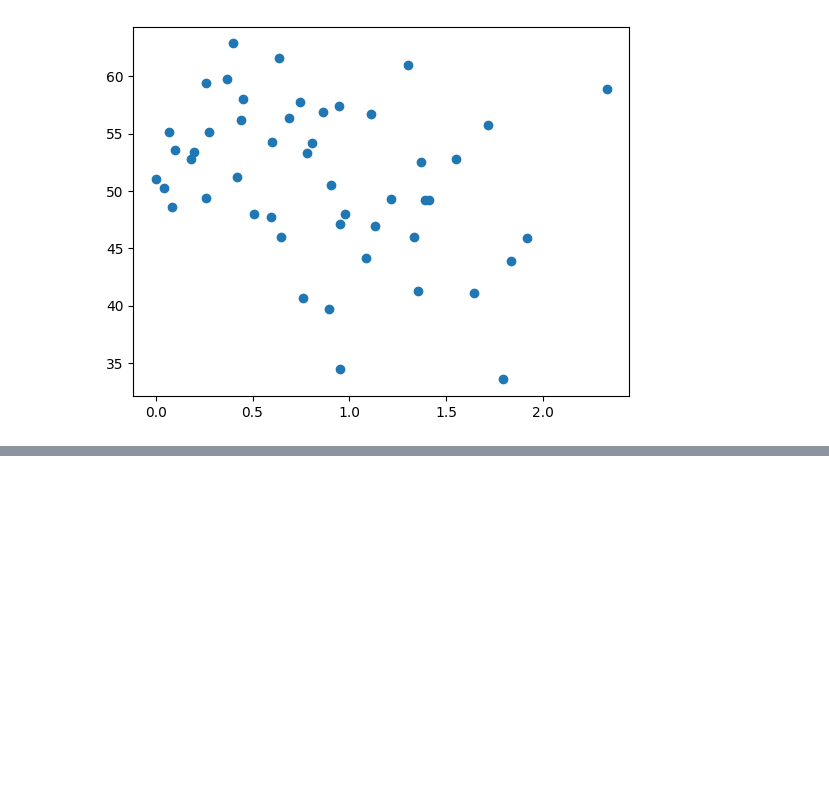
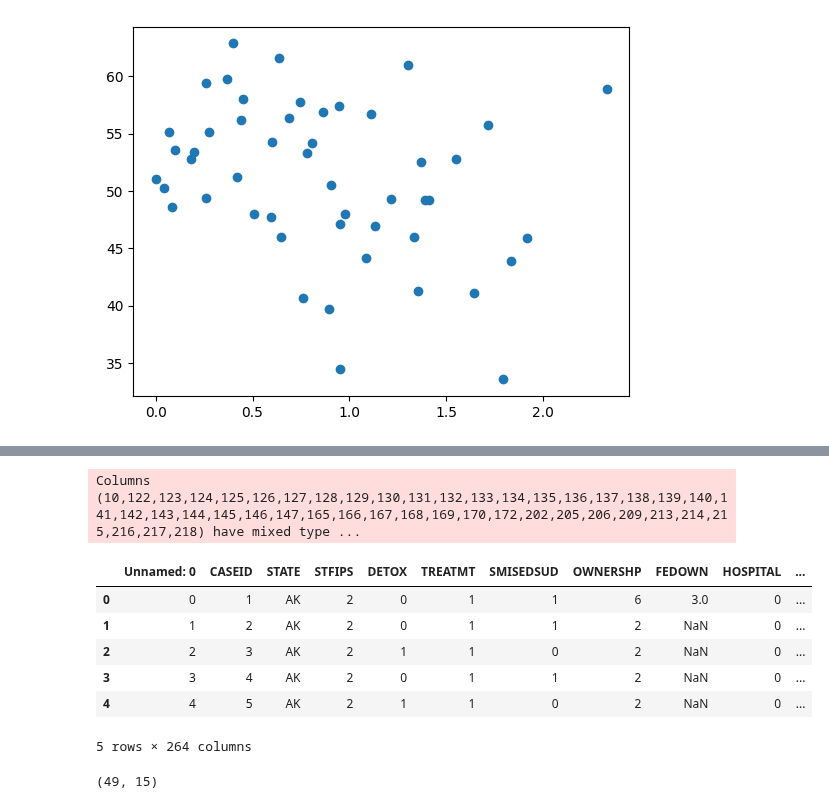
Before and after one commit to gauravshetty98/Analyzing-Statewise-Substance-Abuse-And-Its-Correalation, a Jupyter notebook: map_ps0.ipynb, the cells around one changed output, grey strips where cells are left out. Saved outputs shown, nothing was run; the diff lists cells and outputs as text; code cells hidden in the pictures; blank space fills up the shorter version.

Commit message:
Added rehab centre count

```diff
--- a/map_ps0.ipynb
+++ b/map_ps0.ipynb
@@ -722,3 +722,9 @@ fig = px.scatter_matrix(master_df)
 fig.show()
 # %% [output]
 [interactive output not drawn]
+# %%
+! wget -q -O rehab_data.csv https://github.com/gauravshetty98/Gaurav-GIS-Repo/raw/main/rehab_dataset.csv
+
+rehab_df = pd.read_csv('rehab_data.csv')
+rehab_df.head()
+# %% [output]
@@ -724,0 +732,8 @@ fig.show()
+Columns (10,122,123,124,125,126,127,128,129,130,131,132,133,134,135,136,137,138,139,140,141,142,143,144,145,146,147,165,166,167,168,169,170,172,202,205,206,209,213,214,215,216,217,218) have mixed type ...
+|  | Unnamed: 0 | CASEID | STATE | STFIPS | DETOX | TREATMT | SMISEDSUD | OWNERSHP | FEDOWN | HOSPITAL | ... |
+| 0 | 0 | 1 | AK | 2 | 0 | 1 | 1 | 6 | 3.0 | 0 | ... |
+| 1 | 1 | 2 | AK | 2 | 0 | 1 | 1 | 2 | NaN | 0 | ... |
+| 2 | 2 | 3 | AK | 2 | 1 | 1 | 0 | 2 | NaN | 0 | ... |
+| 3 | 3 | 4 | AK | 2 | 0 | 1 | 1 | 2 | NaN | 0 | ... |
+| 4 | 4 | 5 | AK | 2 | 1 | 1 | 0 | 2 | NaN | 0 | ... |
+5 rows × 264 columns
@@ -724,0 +753,4 @@ fig.show()
+# %%
+ar_map.shape
+# %% [output]
+(49, 15)
```
Also changed, not shown: parts of 8 cells of this notebook.
